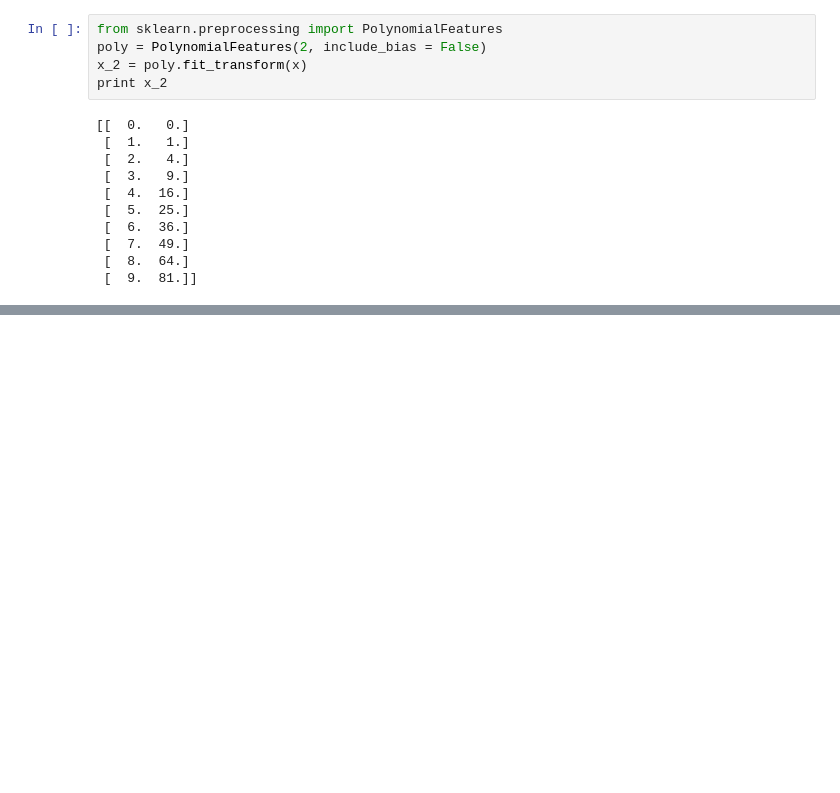
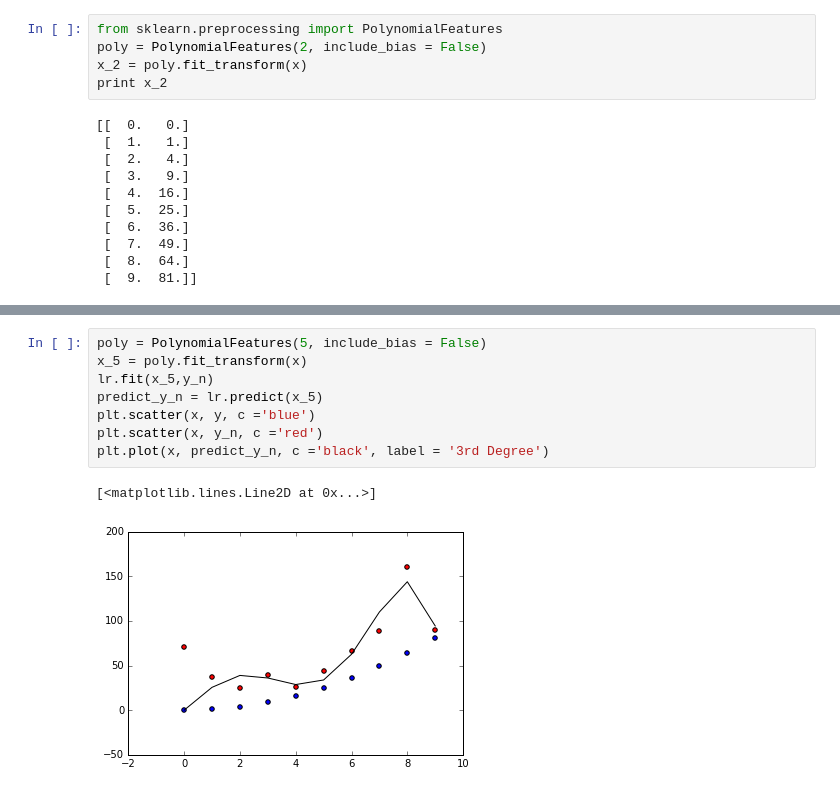
Before and after one commit to leonpalafox/MLClass, a Jupyter notebook: Chapter3Regression/Regression.ipynb, the cells around one changed output, grey strips where cells are left out. Cells and saved outputs as stored; diff of their text form; blank space fills up the shorter version.

```diff
--- a/Chapter3Regression/Regression.ipynb
+++ b/Chapter3Regression/Regression.ipynb
@@ -111,0 +162,11 @@ plt.legend()
+# %%
+poly = PolynomialFeatures(5, include_bias = False)
+x_5 = poly.fit_transform(x)
+lr.fit(x_5,y_n)
+predict_y_n = lr.predict(x_5)
+plt.scatter(x, y, c ='blue')
+plt.scatter(x, y_n, c ='red')
+plt.plot(x, predict_y_n, c ='black', label = '3rd Degree')
+# %% [output]
+[<matplotlib.lines.Line2D at 0x...>]
+[figure, added]
```
Also changed, not shown: parts of 13 cells of this notebook.
